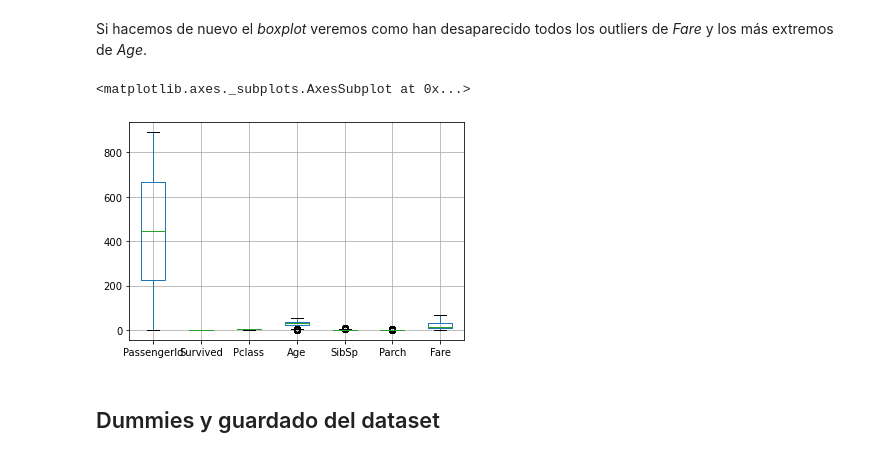
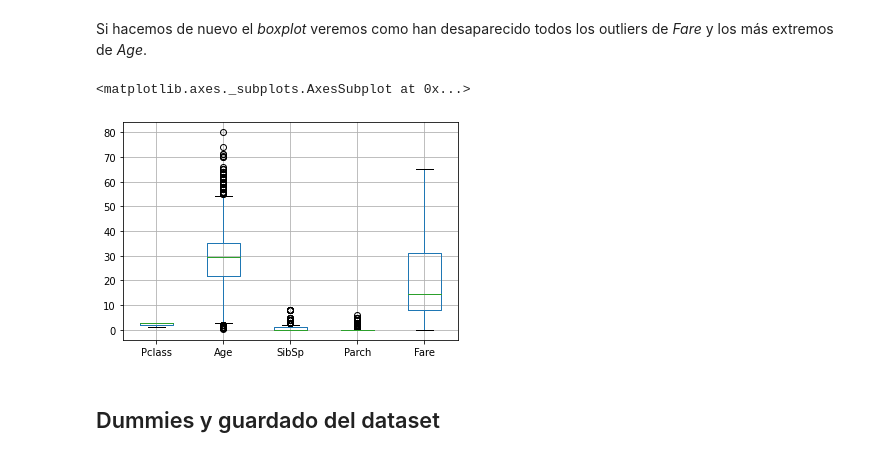
Before and after one commit to Data-Science-Tipologia/Prac-2-Limpieza-y-an-lisis, a Jupyter notebook: code/prac2.ipynb, the cells around one changed output. Drawn from its saved outputs; the diff is of its cells as text; code cells hidden in the pictures.

```diff
--- a/code/prac2.ipynb
+++ b/code/prac2.ipynb
@@ -188,6 +192,7 @@ Como vemos, aparecen dos valores nulos en *Embarked* y 177 en *Age*. Hemos decid
 # %%
-# Sustuimos edades nulas por la media de la edad
-df.Age = df.Age.fillna(df.Age.mean())
+# Sustuimos edades con los k vecinos más cercanos
+imputer = KNNImputer(n_neighbors=2)
+df.Age = imputer.fit_transform(df[['Age']])
 
 # Eliminamos filas con 'Embarked' nulo
 df.dropna(axis=0, inplace=True)
@@ -279,9 +277,6 @@ Una vez calculados los límites podemos proceder a "capar" los valores que sobre
 # %%
 # Capamos con el cuantil 0.85 para Fare
 df.Fare = np.where(df.Fare > Lim_Fare, df.Fare.quantile(0.85), df.Fare)
-
-# Capamos con el cuantil 0.95 para Age
-df.Age = np.where(df.Age > Lim_Age, int(df.Age.quantile(0.85)), df.Age)
 # %% [markdown]
 En una de las tablas superiores vemos que había un *outlier* de Fare para el passenger con *Passengerid* = 2. Si vemos qué valor tiene ahora, veremos que el valor a cambiado. En concreto el valor que vemos es el cuantil 0.85 de Fare (56.4958).
 
@@ -298,10 +293,10 @@ df.head()
 # %% [markdown]
 Si hacemos de nuevo el *boxplot* veremos como han desaparecido todos los outliers de *Fare* y los más extremos de *Age*.
 # %%
-df.boxplot()
+df.iloc[:, 2:].boxplot()
 # %% [output]
 <matplotlib.axes._subplots.AxesSubplot at 0x...>
-[figure, old version]
+[figure, new version]
 # %% [markdown]
 ## Dummies y guardado del dataset
 # %% [markdown]
```
Also changed, not shown: parts of 49 cells of this notebook.
